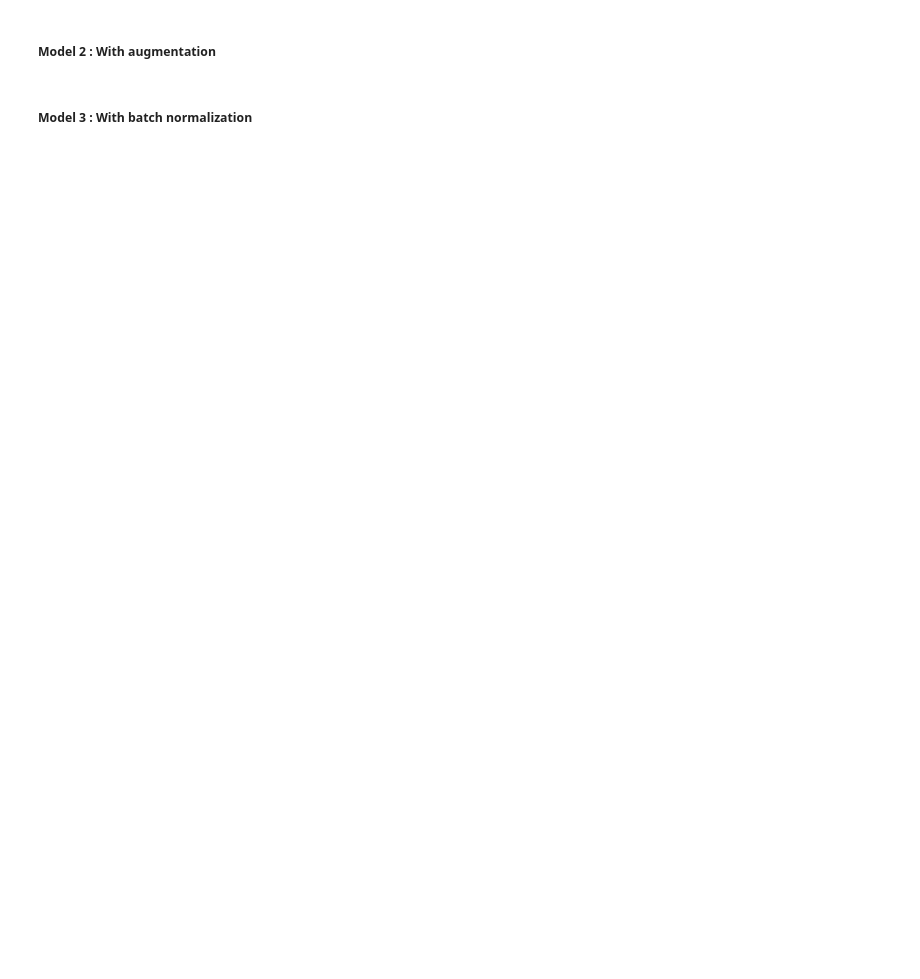
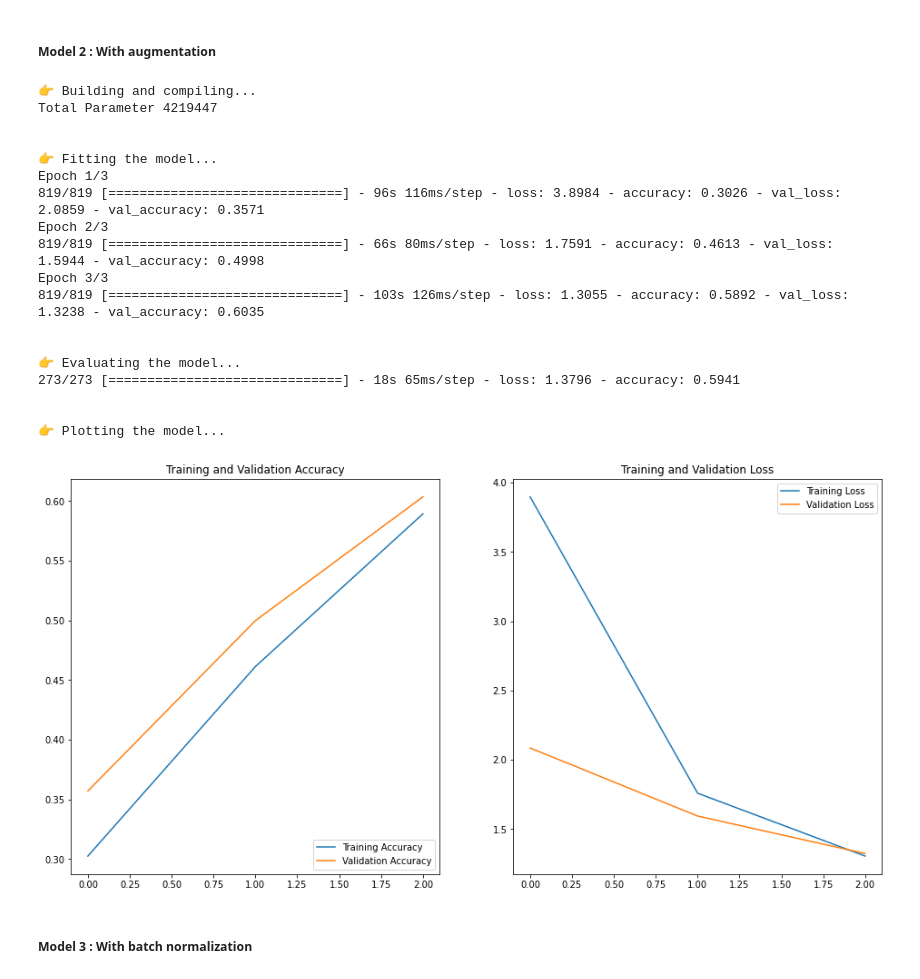
Before and after one commit to xanterx/thesis, a Jupyter notebook: thesis.ipynb, the cells around one changed output. Drawn from its saved outputs; the diff is of its cells as text; code cells hidden in the pictures; blank space fills up the shorter version.

```diff
--- a/thesis.ipynb
+++ b/thesis.ipynb
@@ -293,25 +291,45 @@ Epoch 3/3
 ##### Model 2 : With augmentation
 # %%
 m2 = mb(
-    model=models.Sequential(
+    model=tf.keras.models.Sequential(
         [
             resize,
             data_augmentation,
             layers.Conv2D(16, 3, padding="same", activation="relu"),
             layers.MaxPooling2D(),
             layers.Conv2D(32, 3, padding="same", activation="relu"),
             layers.MaxPooling2D(),
             layers.Conv2D(64, 3, padding="same", activation="relu"),
             layers.MaxPooling2D(),
             layers.Flatten(),
             layers.Dense(64, activation="relu"),
             layers.Dense(all_classes_count, activation="softmax"),
         ]
     ),
     input_shape=input_shape,
 )
 
 m2.run(tds=train_ds, vds=val_ds, ttds=test_ds)
+# %% [output]
+👉 Building and compiling...
+Total Parameter 4219447
+
+
+👉 Fitting the model...
+Epoch 1/3
+819/819 [==============================] - 96s 116ms/step - loss: 3.8984 - accuracy: 0.3026 - val_loss: 2.0859 - val_accuracy: 0.3571
+Epoch 2/3
+819/819 [==============================] - 66s 80ms/step - loss: 1.7591 - accuracy: 0.4613 - val_loss: 1.5944 - val_accuracy: 0.4998
+Epoch 3/3
+819/819 [==============================] - 103s 126ms/step - loss: 1.3055 - accuracy: 0.5892 - val_loss: 1.3238 - val_accuracy: 0.6035
+
+
+👉 Evaluating the model...
+273/273 [==============================] - 18s 65ms/step - loss: 1.3796 - accuracy: 0.5941
+
+
+👉 Plotting the model...
+[figure, added]
 # %% [markdown]
 ##### Model 3 : With  batch normalization
 # %%
```
Also changed, not shown: parts of 25 cells of this notebook, 1 other file.
